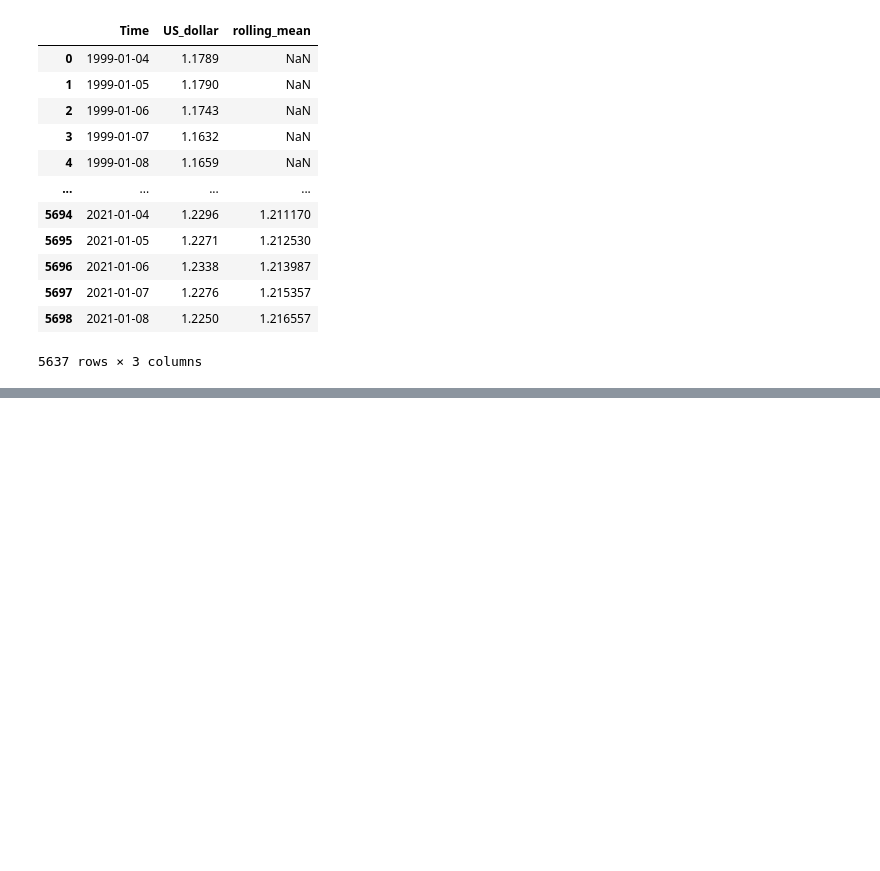
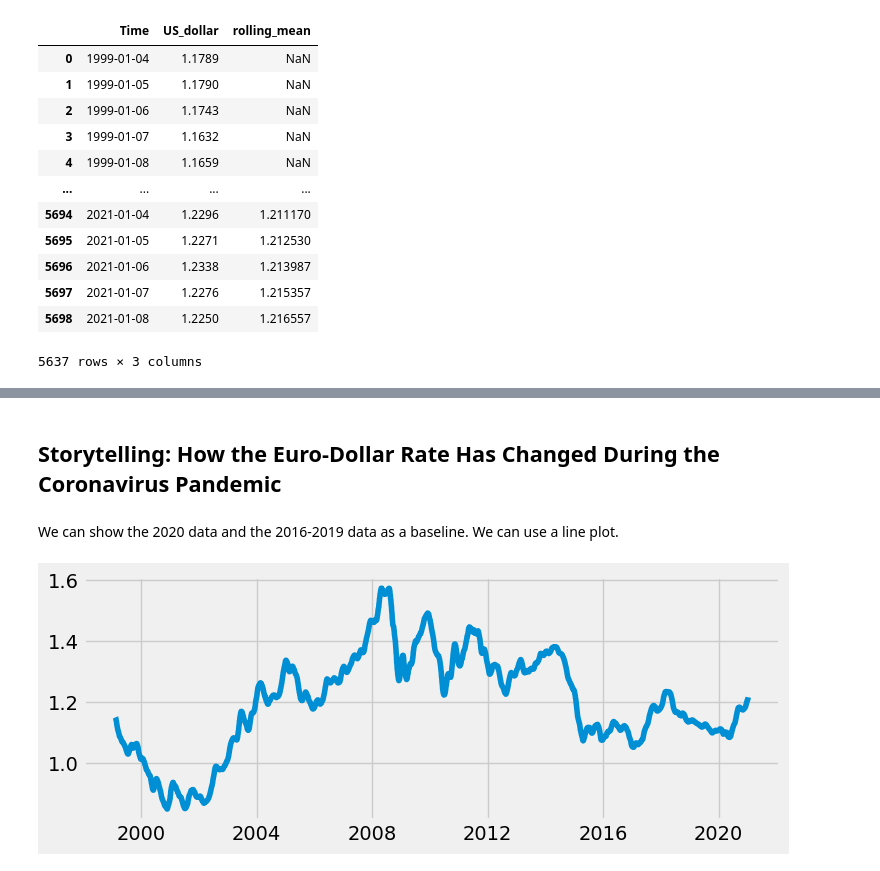
Before and after one commit to matt-heyda/Storytelling-Data-Visualisation-on-Exchange-Rates, a Jupyter notebook: Storytelling Data Visualization on Exchange Rates.ipynb, the cells around one changed output, grey strips where cells are left out. Saved outputs shown, nothing was run; the diff lists cells and outputs as text; code cells hidden in the pictures; blank space fills up the shorter version.

```diff
--- a/Storytelling Data Visualization on Exchange Rates.ipynb
+++ b/Storytelling Data Visualization on Exchange Rates.ipynb
@@ -131,0 +142,19 @@ euro_to_dollar
+# %% [markdown]
+## Storytelling: How the Euro-Dollar Rate Has Changed During the Coronavirus Pandemic
+# %% [markdown]
+We can show the 2020 data and the 2016-2019 data as a baseline. We can use a line plot.
+# %%
+# Importing style ##
+
+import matplotlib.style as style
+
+style.use("fivethirtyeight")
+
+## Creating line graph from 2016-2021 ##
+
+fig, ax = plt.subplots(figsize=(8,3))
+ax.plot(euro_to_dollar["Time"], euro_to_dollar["rolling_mean"])
+
+plt.show()
+# %% [output]
+[figure, added]
```
Also changed, not shown: parts of 3 cells of this notebook.
